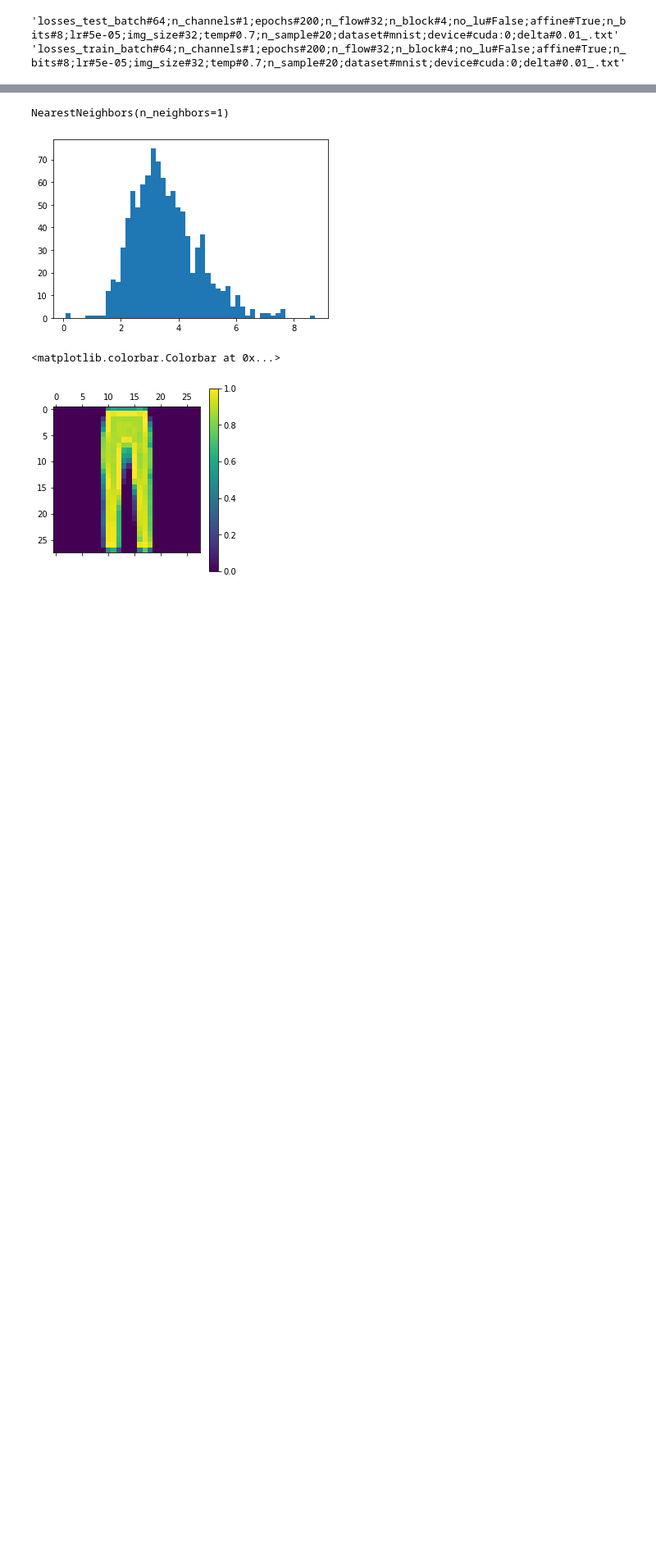
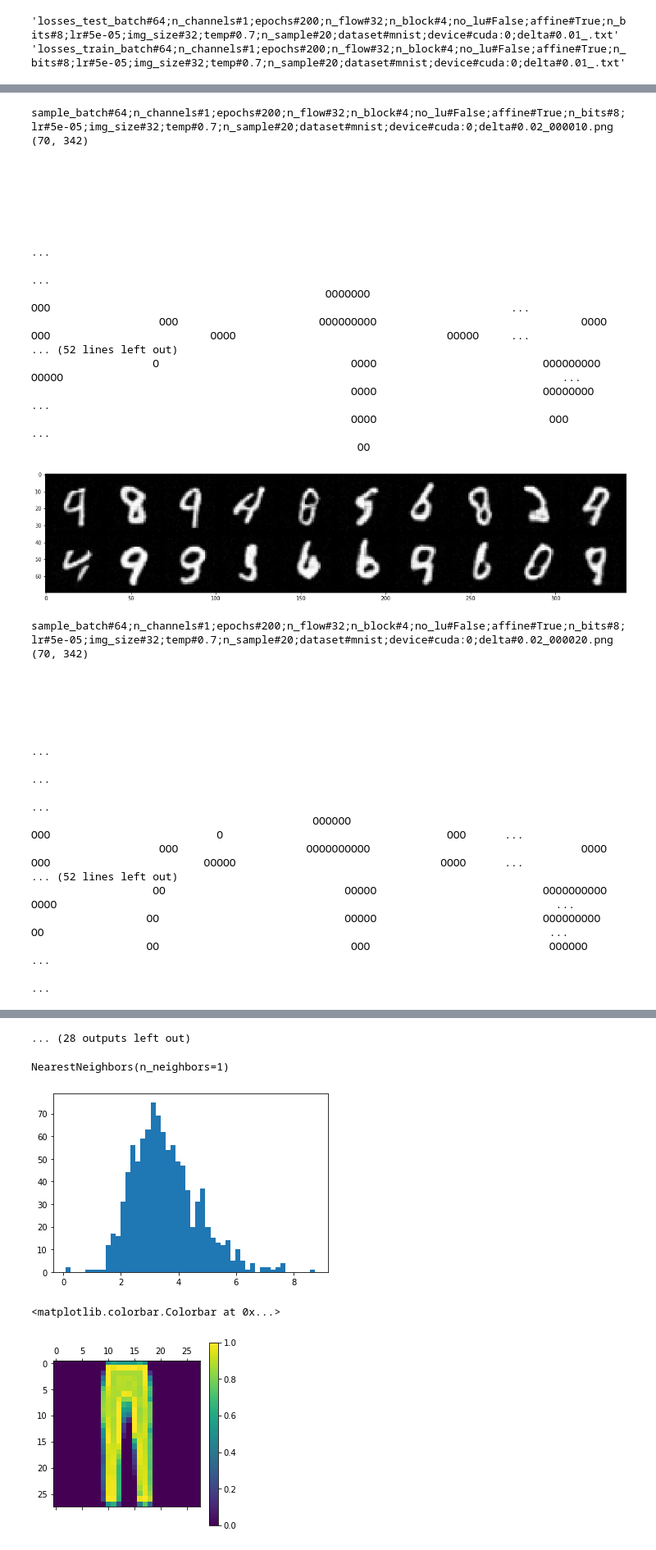
Before and after one commit to rosinality/glow-pytorch, a Jupyter notebook: notebooks/loss_plot.ipynb, the cells around one changed output, grey strips where cells are left out. Shown at 82% size. Saved outputs shown, nothing was run; the diff lists cells and outputs as text; code cells hidden in the pictures; blank space fills up the shorter version.

```diff
--- a/notebooks/loss_plot.ipynb
+++ b/notebooks/loss_plot.ipynb
@@ -77 +87,5 @@ sample_batch#64;n_channels#1;epochs#200;n_flow#32;n_block#4;no_lu#False;affine#T
 ... (28 outputs left out)
+# %%
+for f in sorted(glob.glob("../losses/*train*")):
+    print(f)
+    plot_loss(f, start=0)
@@ -77,0 +95,64 @@ sample_batch#64;n_channels#1;epochs#200;n_flow#32;n_block#4;no_lu#False;affine#T
+# %%
+def plot_txt(img):
+    img = np.array(img)
+    img = img.mean(axis=2)
+    print(img.shape)
+    string = ""
+    for i in range(img.shape[0]):
+        for j in range(min(img.shape[1], 200)):
+            if img[i,j] >= 128:
+                string += "O"
+            else:
+                string += " "
+        string += "\n"
+    print(string)
+
+# img = Image.open(f_name)
+# plot_txt(img)
+# img.shape[0]
+
+n = 10
+for f in sorted(os.listdir("../sample"), key=lambda x: x.split("_")[-1]):
+    if '0.png' in f:
+        print(f)
+        img = Image.open(f"../sample/{f}")
+        plot_txt(img)
+        plt.figure(figsize = (n*2, n*10))
+        plt.imshow(img)
+        plt.show()
+# %% [output]
+sample_batch#64;n_channels#1;epochs#200;n_flow#32;n_block#4;no_lu#False;affine#True;n_bits#8;lr#5e-05;img_size#32;temp#0.7;n_sample#20;dataset#mnist;device#cuda:0;delta#0.02_000010.png
+(70, 342)
+
+
+
+
+
+
+                                                                                                                                                                                                         ...
+                                                                                                                                                                                                         ...
+                                              OOOOOOO                                                                         OOO                                                                        ...
+                    OOO                      OOOOOOOOO                                OOOO                                    OOO                         OOOO                                 OOOOO     ...
+... (52 lines left out)
+                   O                              OOOO                          OOOOOOOOO                             OOOOO                                                                              ...
+                                                  OOOO                          OOOOOOOO                                                                                                                 ...
+                                                  OOOO                           OOO                                                                                                                     ...
+                                                   OO
+[figure, added]
+sample_batch#64;n_channels#1;epochs#200;n_flow#32;n_block#4;no_lu#False;affine#True;n_bits#8;lr#5e-05;img_size#32;temp#0.7;n_sample#20;dataset#mnist;device#cuda:0;delta#0.02_000020.png
+(70, 342)
+
+
+
+
+
+                                                                                                                                                                                                         ...
+                                                                                                                                                                                                         ...
+                                                                                                                                                                                                         ...
+                                            OOOOOO                                                                             OOO                          O                                   OOO      ...
+                    OOO                    OOOOOOOOOO                                 OOOO                                     OOO                        OOOOO                                OOOO      ...
+... (52 lines left out)
+                   OO                            OOOOO                          OOOOOOOOOO                             OOOO                                                                              ...
+                  OO                             OOOOO                          OOOOOOOOO                               OO                                                                               ...
+                  OO                              OOO                            OOOOOO                                                                                                                  ...
+                                                                                                                                                                                                         ...
@@ -78,3 +232,4 @@ sample_batch#64;n_channels#1;epochs#200;n_flow#32;n_block#4;no_lu#False;affine#T
+... (28 outputs left out)
 # %%
 # data = MNIST("/home/model/datasets/mnist/")
 data = FashionMNIST("/home/model/datasets/fashion_mnist/")
```
Also changed, not shown: parts of 6 cells of this notebook, 4 other files.
